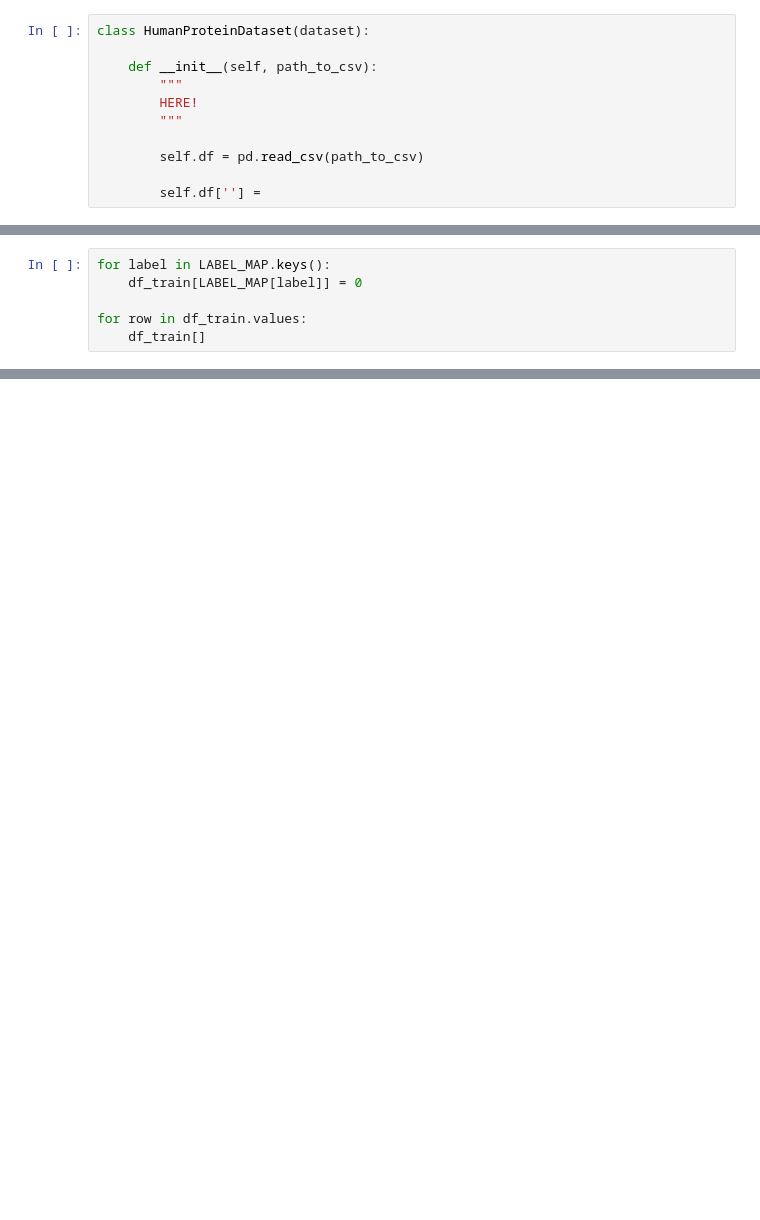
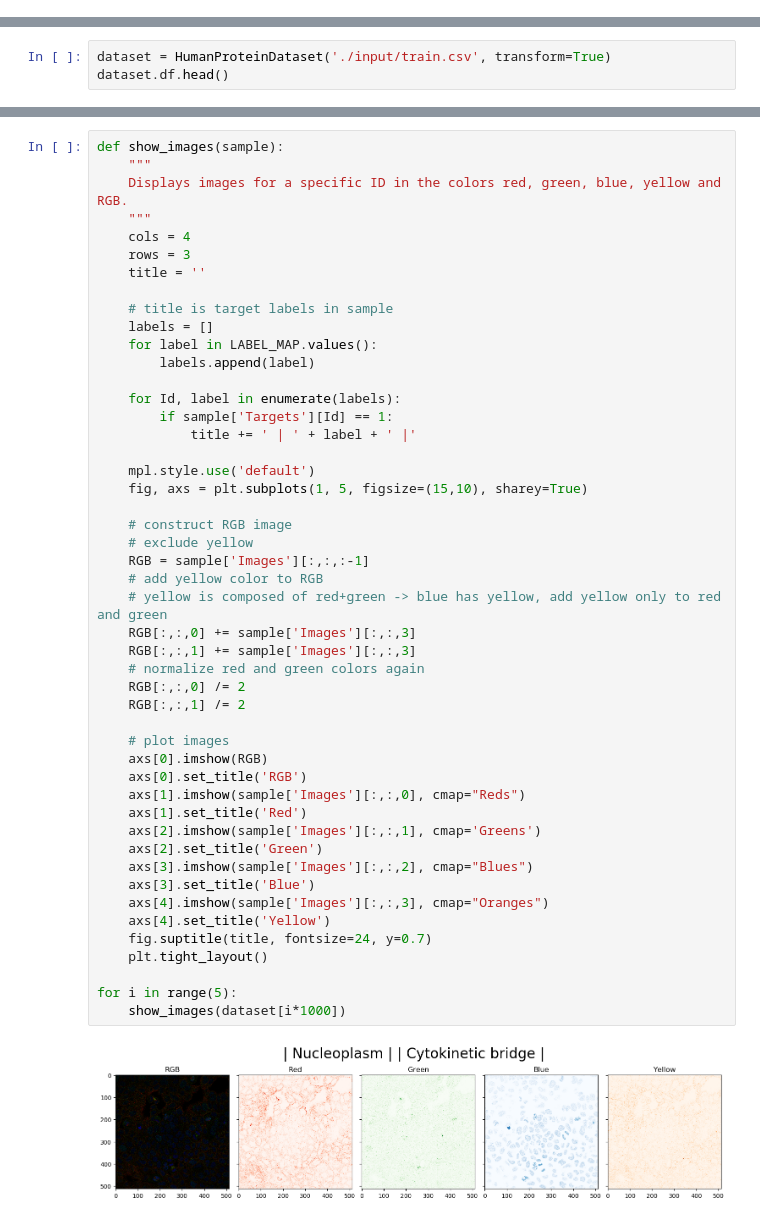
Before and after one commit to faering/Human-protein-atlas, a Jupyter notebook: human-protein-atlas.ipynb, the cells around one changed output, grey strips where cells are left out. Drawn from its saved outputs; the diff is of its cells as text; blank space fills up the shorter version.

Commit message:
Fixed function for displaying images

```diff
--- a/human-protein-atlas.ipynb
+++ b/human-protein-atlas.ipynb
@@ -57,11 +64,0 @@ os.listdir('./input/')
-# %%
-class HumanProteinDataset(dataset):
-
-    def __init__(self, path_to_csv):
-        """
-        HERE!
-        """
-
-        self.df = pd.read_csv(path_to_csv)
-
-        self.df[''] =
@@ -86,6 +66,0 @@ Number of samples: 31072
-# %%
-for label in LABEL_MAP.keys():
-    df_train[LABEL_MAP[label]] = 0
-
-for row in df_train.values:
-    df_train[]
@@ -99,0 +139,3 @@ for row in df_train.values:
+# %%
+dataset = HumanProteinDataset('./input/train.csv', transform=True)
+dataset.df.head()
@@ -99,0 +153,50 @@ for row in df_train.values:
+# %%
+def show_images(sample):
+    """
+    Displays images for a specific ID in the colors red, green, blue, yellow and RGB.
+    """
+    cols = 4
+    rows = 3
+    title = ''
+
+    # title is target labels in sample
+    labels = []
+    for label in LABEL_MAP.values():
+        labels.append(label)
+
+    for Id, label in enumerate(labels):
+        if sample['Targets'][Id] == 1:
+            title += ' | ' + label + ' |'
+
+    mpl.style.use('default')
+    fig, axs = plt.subplots(1, 5, figsize=(15,10), sharey=True)
+
+    # construct RGB image
+    # exclude yellow
+    RGB = sample['Images'][:,:,:-1]
+    # add yellow color to RGB
+    # yellow is composed of red+green -> blue has yellow, add yellow only to red and green
+    RGB[:,:,0] += sample['Images'][:,:,3]
+    RGB[:,:,1] += sample['Images'][:,:,3]
+    # normalize red and green colors again
+    RGB[:,:,0] /= 2
+    RGB[:,:,1] /= 2
+
+    # plot images
+    axs[0].imshow(RGB)
+    axs[0].set_title('RGB')
+    axs[1].imshow(sample['Images'][:,:,0], cmap="Reds")
+    axs[1].set_title('Red')
+    axs[2].imshow(sample['Images'][:,:,1], cmap='Greens')
+    axs[2].set_title('Green')
+    axs[3].imshow(sample['Images'][:,:,2], cmap="Blues")
+    axs[3].set_title('Blue')
+    axs[4].imshow(sample['Images'][:,:,3], cmap="Oranges")
+    axs[4].set_title('Yellow')
+    fig.suptitle(title, fontsize=24, y=0.7)
+    plt.tight_layout()
+
+for i in range(5):
+    show_images(dataset[i*1000])
+# %% [output]
+[figure, added]
```
Also changed, not shown: parts of 15 cells of this notebook.
